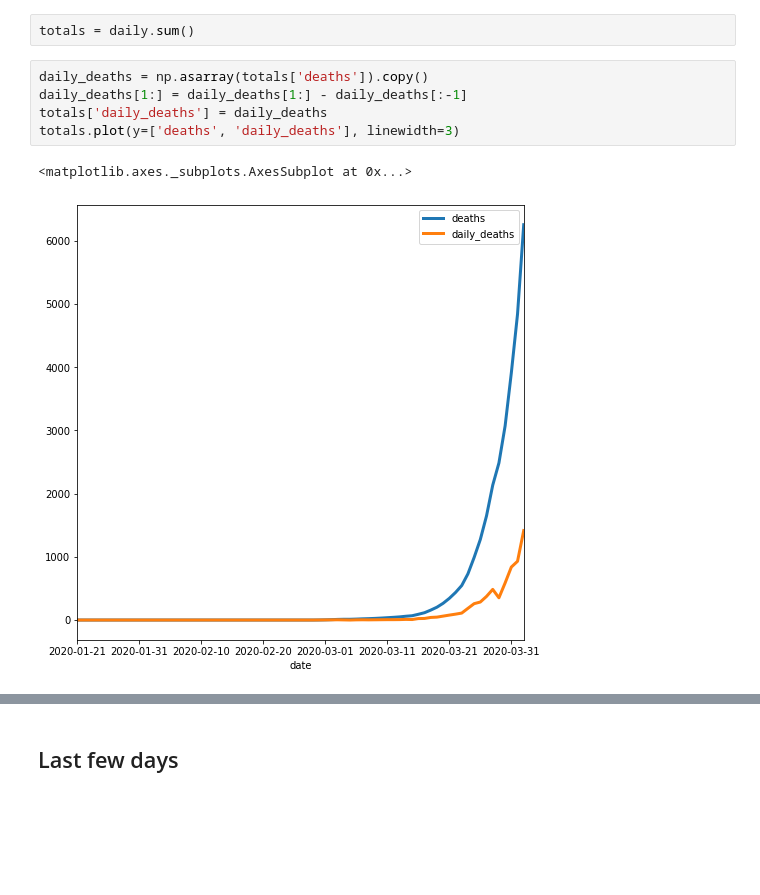
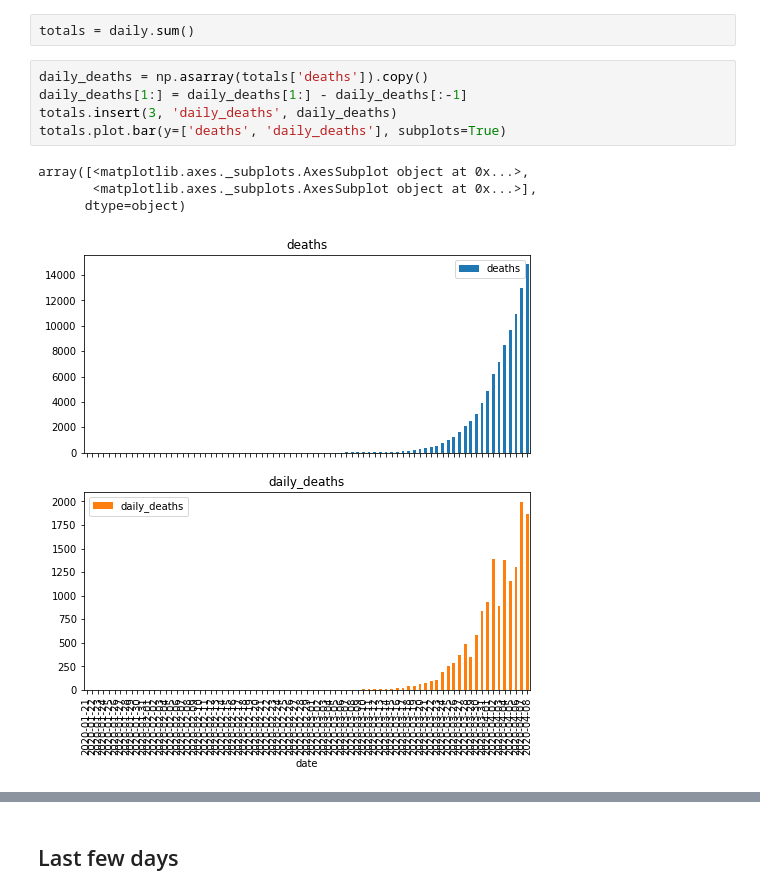
Before and after one commit to jonathan-taylor/covid-19-data, a Jupyter notebook: Plots.ipynb, the cells around one changed output, grey strips where cells are left out. Drawn from its saved outputs; the diff is of its cells as text; blank space fills up the shorter version.

```diff
--- a/Plots.ipynb
+++ b/Plots.ipynb
@@ -16,11 +16,13 @@ totals = daily.sum()
 # %%
 daily_deaths = np.asarray(totals['deaths']).copy()
 daily_deaths[1:] = daily_deaths[1:] - daily_deaths[:-1]
-totals['daily_deaths'] = daily_deaths
-totals.plot(y=['deaths', 'daily_deaths'], linewidth=3)
+totals.insert(3, 'daily_deaths', daily_deaths)
+totals.plot.bar(y=['deaths', 'daily_deaths'], subplots=True)
 # %% [output]
-<matplotlib.axes._subplots.AxesSubplot at 0x...>
+array([<matplotlib.axes._subplots.AxesSubplot object at 0x...>,
+       <matplotlib.axes._subplots.AxesSubplot object at 0x...>],
+      dtype=object)
-[figure, old version]
+[figure, new version]
 # %%
 daily_cases = np.asarray(totals['cases']).copy()
 daily_cases[1:] = daily_cases[1:] - daily_cases[:-1]
```
Also changed, not shown: parts of 27 cells of this notebook, 2 other files.
